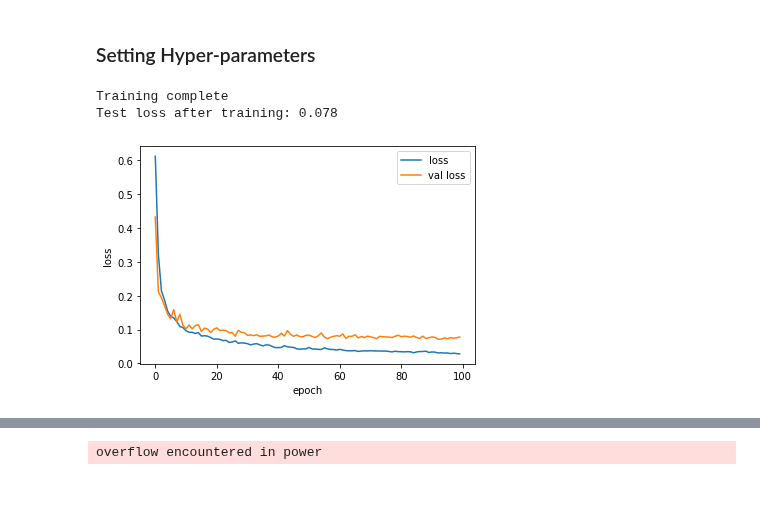
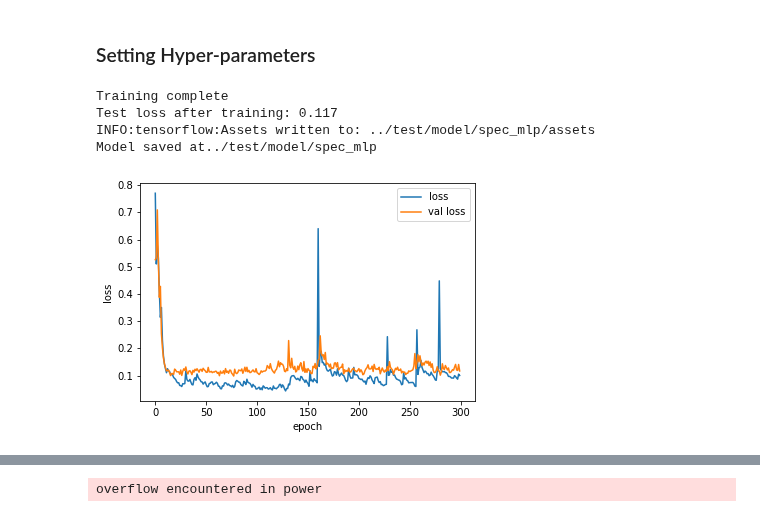
Before and after one commit to patricialarsen/emulator_utils, a Jupyter notebook: notebooks/spectral_net.ipynb, the cells around one changed output, grey strips where cells are left out. Saved outputs shown, nothing was run; the diff lists cells and outputs as text; code cells hidden in the pictures; blank space fills up the shorter version.

```diff
--- a/notebooks/spectral_net.ipynb
+++ b/notebooks/spectral_net.ipynb
@@ -11,3 +14,5 @@ import numpy as np
+# %%
+mode='train' ## 'test'
 # %%
 # dirIn = '../test/data/sps_ugrizy/'
 dirIn = '/lcrc/project/cosmo_ai/nramachandra/Projects/SPHEREx/MAH/TrainingData/Data/'
@@ -55,26 +60,32 @@ None
 # %% [markdown]
 ### Setting Hyper-parameters
 # %%
-learning_rate = 1e-3
-decay_rate = 0.0
-batch_size = 128
-num_epochs = 100
+learning_rate = 5e-3
+decay_rate = 0.01
+batch_size = 256
+num_epochs = 300
 # %%
-mlp, train_history = train_mlp(mlp,
-                    # param_train, pk_train, param_test, pk_test,
-                    param_train, mag_train, param_test, mag_test,
-                    learning_rate, decay_rate, num_epochs, batch_size);
+if (mode=='train'):
+    mlp, train_history = train_mlp(mlp,
+                        # param_train, pk_train, param_test, pk_test,
+                        param_train, mag_train, param_test, mag_test,
+                        learning_rate, decay_rate, num_epochs, batch_size);
+
+    save_mlp(mlp, '../test/model/spec_mlp')
 # %% [output]
 Training complete
-Test loss after training: 0.078
+Test loss after training: 0.117
+INFO:tensorflow:Assets written to: ../test/model/spec_mlp/assets
+Model saved at../test/model/spec_mlp
 # %%
-plt.figure(2111)
-plt.plot(train_history.history['loss'], label = 'loss')
-plt.plot(train_history.history['val_loss'], label = 'val loss')
-plt.legend()
-plt.xlabel('epoch')
-plt.ylabel('loss')
-plt.show()
+if (mode=='train'):
+    plt.figure(2111)
+    plt.plot(train_history.history['loss'], label = 'loss')
+    plt.plot(train_history.history['val_loss'], label = 'val loss')
+    plt.legend()
+    plt.xlabel('epoch')
+    plt.ylabel('loss')
+    plt.show()
 # %% [output]
-[figure, old version]
+[figure, new version]
 # %%
```
Also changed, not shown: parts of 11 cells of this notebook, 5 other files.
